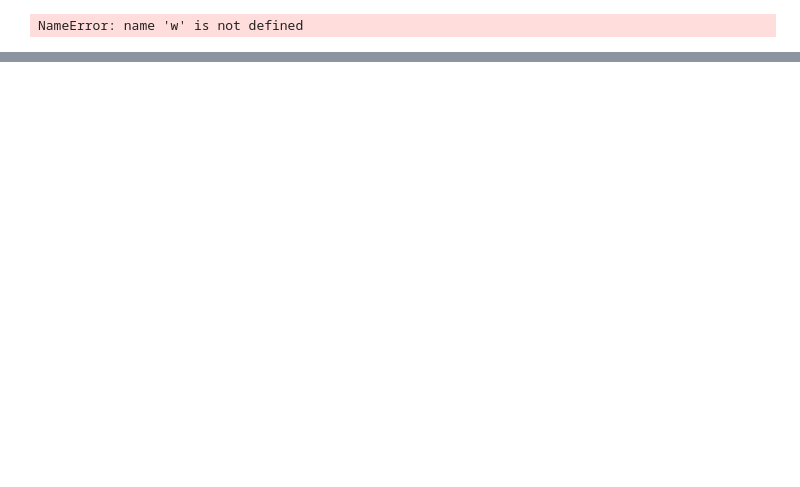
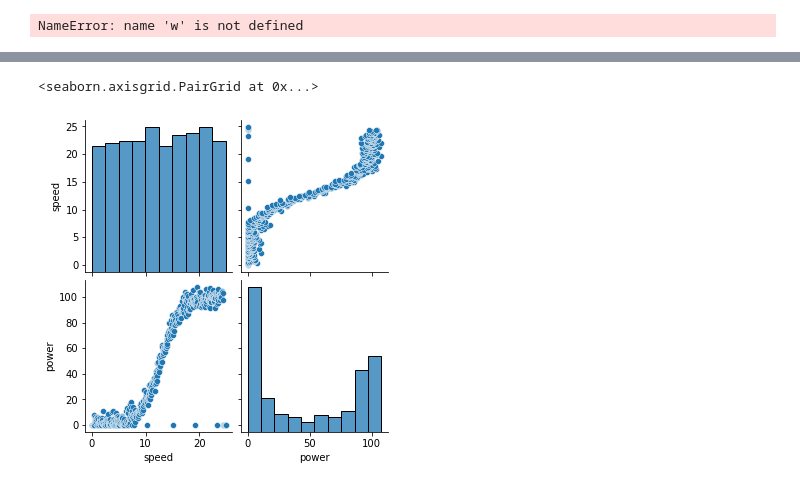
Before and after one commit to garycunningham89/Project-2020, a Jupyter notebook: Project 2020.ipynb, the cells around one changed output, grey strips where cells are left out. Drawn from its saved outputs; the diff is of its cells as text; code cells hidden in the pictures; blank space fills up the shorter version.

```diff
--- a/Project 2020.ipynb
+++ b/Project 2020.ipynb
@@ -188,0 +205,6 @@ df.to_csv("powerproduction.csv", index=False, float_format='%.3f')
+# %%
+import seaborn as sns
+sns.pairplot(df)
+# %% [output]
+<seaborn.axisgrid.PairGrid at 0x...>
+[figure, added]
```
Also changed, not shown: parts of 27 cells of this notebook, 4 other files.
